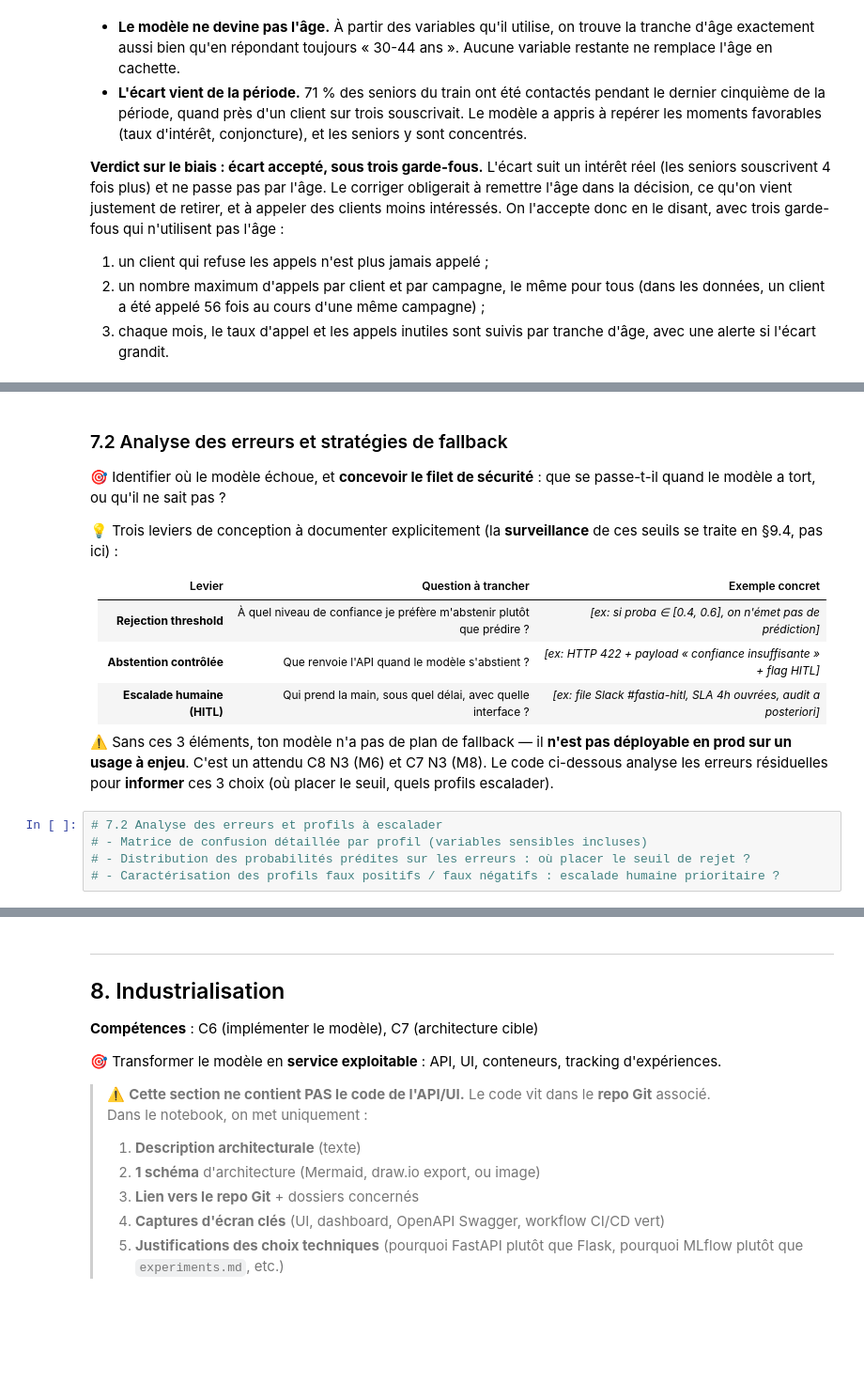
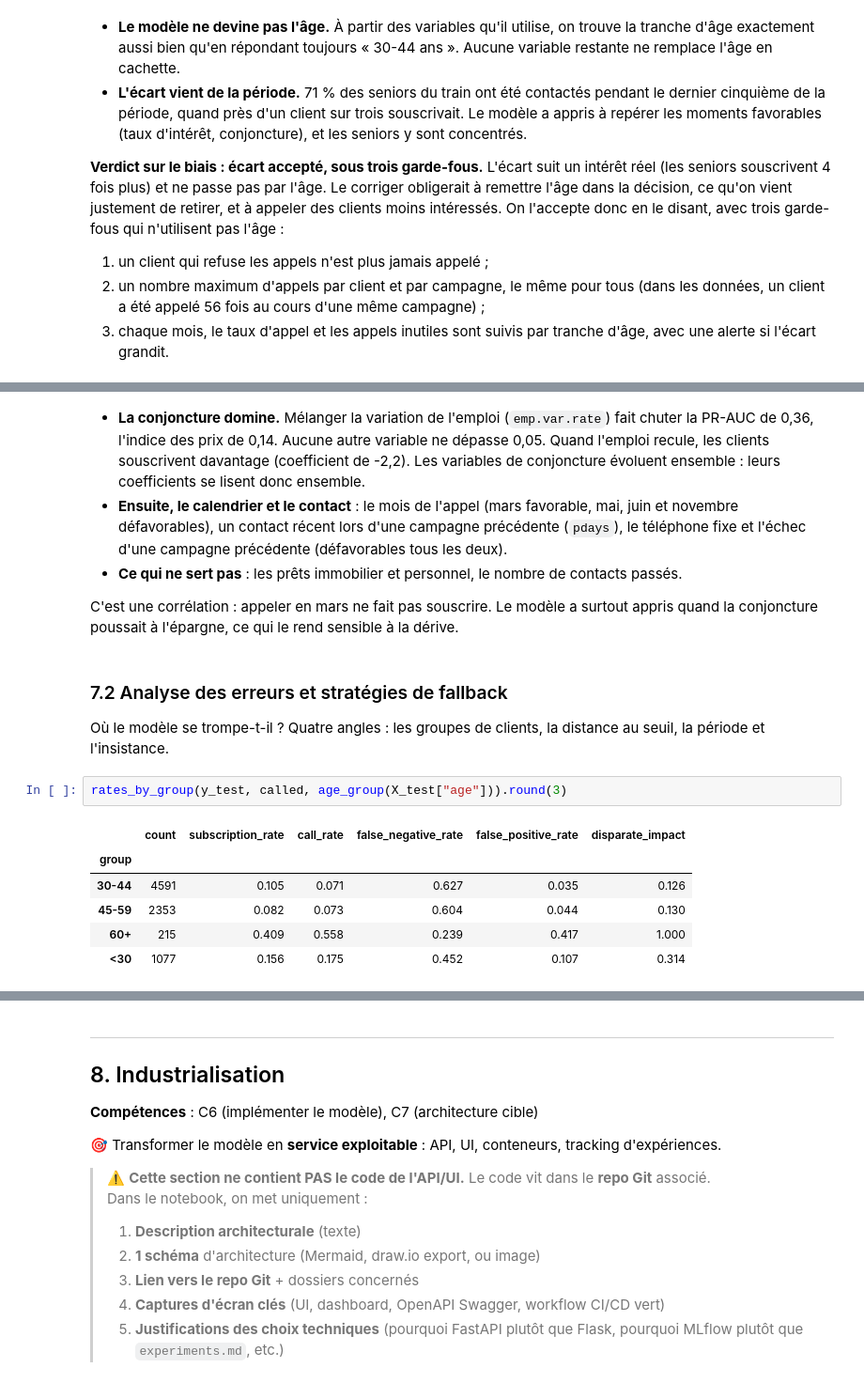
Before and after one commit to 3ti3nne/certif_etienne, a Jupyter notebook: notebooks/certif_bank_marketing.ipynb, the cells around one changed output, grey strips where cells are left out. Shown at 94% size. Saved outputs shown, nothing was run; the diff lists cells and outputs as text; blank space fills up the shorter version.

```diff
--- a/notebooks/certif_bank_marketing.ipynb
+++ b/notebooks/certif_bank_marketing.ipynb
@@ -1040,19 +1076,19 @@ L'écart ne vient pas d'une variable sensible cachée mais de la période, où l
+# %% [markdown]
+- **La conjoncture domine.** Mélanger la variation de l'emploi (`emp.var.rate`) fait chuter la PR-AUC de 0,36, l'indice des prix de 0,14. Aucune autre variable ne dépasse 0,05. Quand l'emploi recule, les clients souscrivent davantage (coefficient de -2,2). Les variables de conjoncture évoluent ensemble : leurs coefficients se lisent donc ensemble.
+- **Ensuite, le calendrier et le contact** : le mois de l'appel (mars favorable, mai, juin et novembre défavorables), un contact récent lors d'une campagne précédente (`pdays`), le téléphone fixe et l'échec d'une campagne précédente (défavorables tous les deux).
+- **Ce qui ne sert pas** : les prêts immobilier et personnel, le nombre de contacts passés.
+
+C'est une corrélation : appeler en mars ne fait pas souscrire. Le modèle a surtout appris quand la conjoncture poussait à l'épargne, ce qui le rend sensible à la dérive.
 # %% [markdown]
 ### 7.2 Analyse des erreurs et stratégies de fallback
 
-🎯 Identifier où le modèle échoue, et **concevoir le filet de sécurité** : que se passe-t-il quand le modèle a tort, ou qu'il ne sait pas ?
-
-💡 Trois leviers de conception à documenter explicitement (la **surveillance** de ces seuils se traite en §9.4, pas ici) :
-
-| Levier | Question à trancher | Exemple concret |
-|---|---|---|
-| **Rejection threshold** | À quel niveau de confiance je préfère m'abstenir plutôt que prédire ? | *[ex: si proba ∈ [0.4, 0.6], on n'émet pas de prédiction]* |
-| **Abstention contrôlée** | Que renvoie l'API quand le modèle s'abstient ? | *[ex: HTTP 422 + payload « confiance insuffisante » + flag HITL]* |
-| **Escalade humaine (HITL)** | Qui prend la main, sous quel délai, avec quelle interface ? | *[ex: file Slack #fastia-hitl, SLA 4h ouvrées, audit a posteriori]* |
-
-⚠️ Sans ces 3 éléments, ton modèle n'a pas de plan de fallback — il **n'est pas déployable en prod sur un usage à enjeu**. C'est un attendu C8 N3 (M6) et C7 N3 (M8). Le code ci-dessous analyse les erreurs résiduelles pour **informer** ces 3 choix (où placer le seuil, quels profils escalader).
+Où le modèle se trompe-t-il ? Quatre angles : les groupes de clients, la distance au seuil, la période et l'insistance.
 # %%
-# 7.2 Analyse des erreurs et profils à escalader
-# - Matrice de confusion détaillée par profil (variables sensibles incluses)
-# - Distribution des probabilités prédites sur les erreurs : où placer le seuil de rejet ?
-# - Caractérisation des profils faux positifs / faux négatifs : escalade humaine prioritaire ?
+rates_by_group(y_test, called, age_group(X_test["age"])).round(3)
+# %% [output]
+|  | count | subscription_rate | call_rate | false_negative_rate | false_positive_rate | disparate_impact |
+| group |  |  |  |  |  |  |
+| 30-44 | 4591 | 0.105 | 0.071 | 0.627 | 0.035 | 0.126 |
+| 45-59 | 2353 | 0.082 | 0.073 | 0.604 | 0.044 | 0.130 |
+| 60+ | 215 | 0.409 | 0.558 | 0.239 | 0.417 | 1.000 |
+| <30 | 1077 | 0.156 | 0.175 | 0.452 | 0.107 | 0.314 |
```
Also changed, not shown: parts of 26 cells of this notebook.
